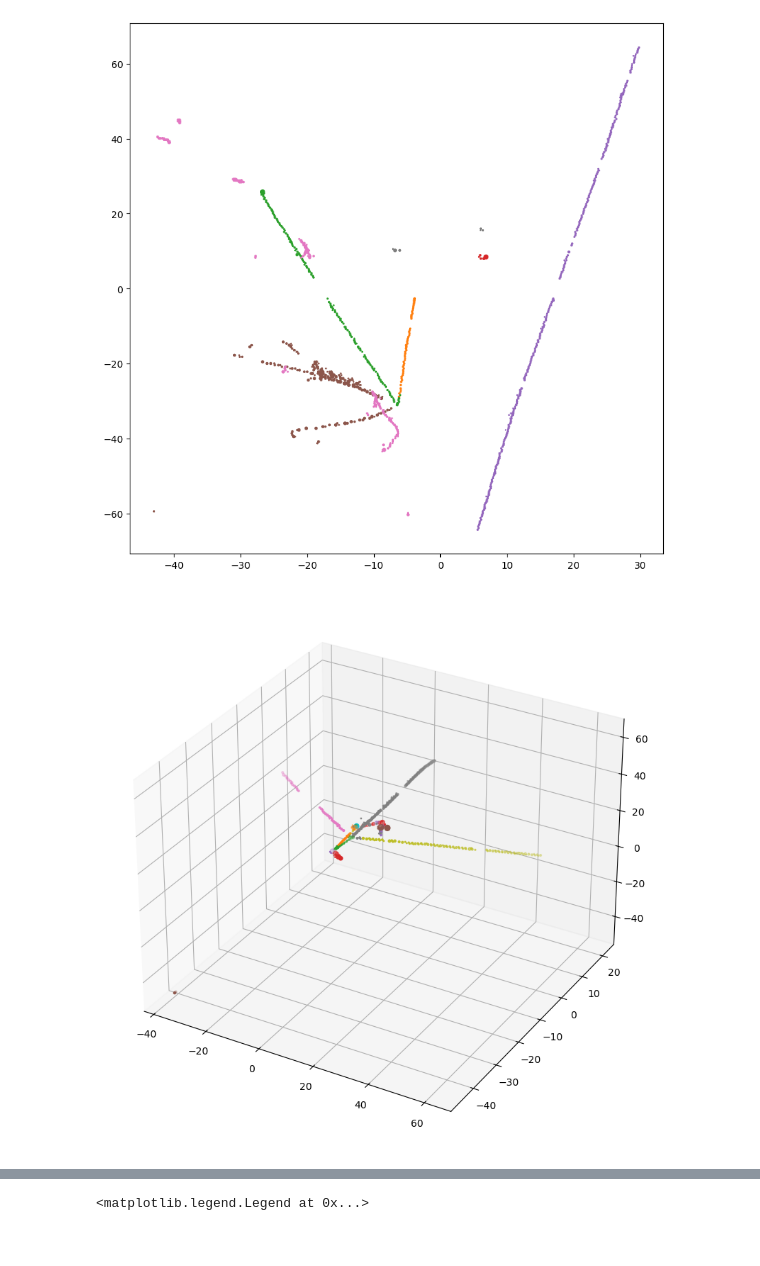
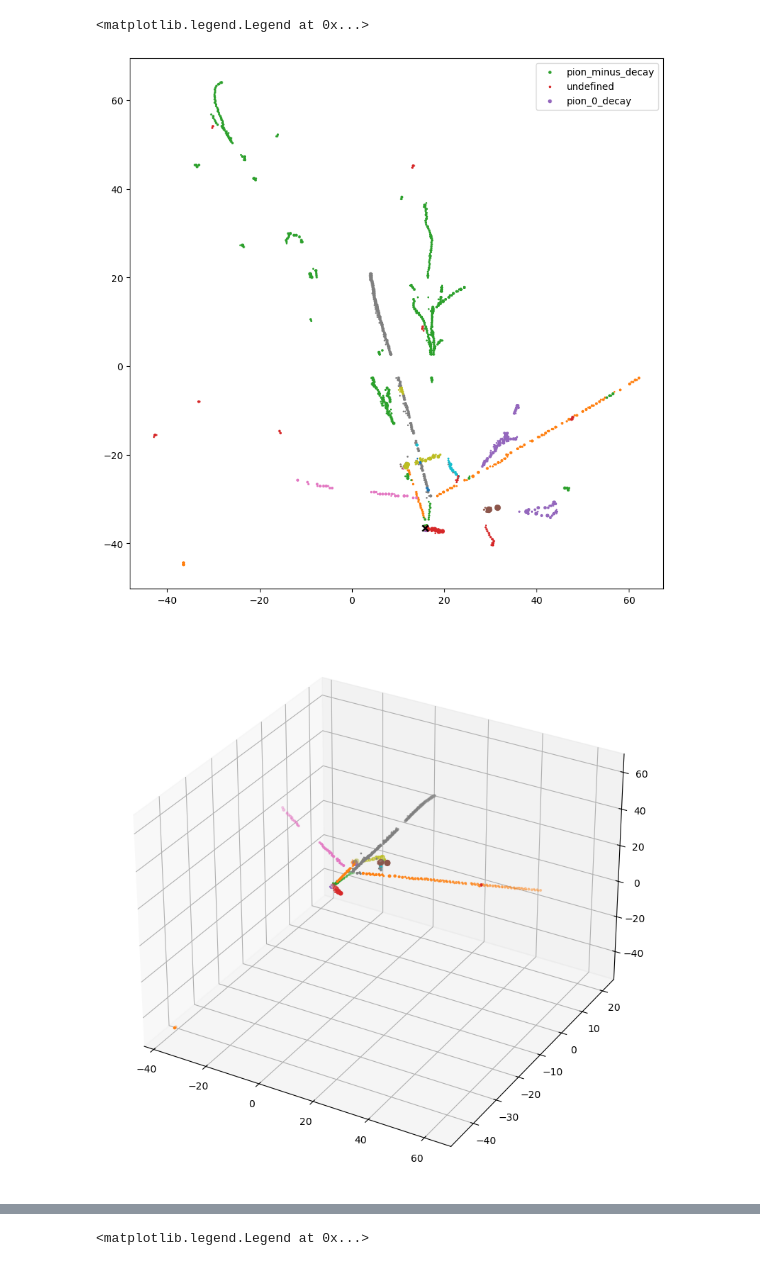
Before and after one commit to Neutron-Calibration-in-DUNE/ArrakisND, a Jupyter notebook: notebooks/test_arrakis.ipynb, the cells around one changed output, grey strips where cells are left out. Drawn from its saved outputs; the diff is of its cells as text; code cells hidden in the pictures.

Commit message:
working on shower cafs

```diff
--- a/notebooks/test_arrakis.ipynb
+++ b/notebooks/test_arrakis.ipynb
@@ -30,22 +30,28 @@ arrakis_tracklettes = arrakis_file['standard_record/tracklette']
 arrakis_tracks = arrakis_file['standard_record/track']
 arrakis_fragments = arrakis_file['standard_record/fragment']
 arrakis_showers = arrakis_file['standard_record/shower']
+arrakis_blips = arrakis_file['standard_record/blip']
+arrakis_neutrino_events = arrakis_file['standard_record/neutrino_event']
 
 arrakis_neutrino = arrakis_file['standard_record/neutrino']
 events = np.unique(arrakis_charge['event_id'])
-event = events[12]
+event = events[1]
 print(event)
 event_mask = (arrakis_charge['event_id'] == event)
 event_tracklette_mask = (arrakis_tracklettes['event_id'] == event)
 event_track_mask = (arrakis_tracks['event_id'] == event)
 event_fragment_mask = (arrakis_fragments['event_id'] == event)
 event_shower_mask = (arrakis_showers['event_id'] == event)
+event_blip_mask = (arrakis_blips['event_id'] == event)
+event_neutrino_event_mask = (arrakis_neutrino_events['event_id'] == event)
 
 charge_event = charge[event_mask]
 tracklette_event = arrakis_tracklettes[event_tracklette_mask]
 track_event = arrakis_tracks[event_track_mask]
 fragment_event = arrakis_fragments[event_fragment_mask]
 shower_event = arrakis_showers[event_shower_mask]
+blip_event = arrakis_blips[event_blip_mask]
+neutrino_event = arrakis_neutrino_events[event_neutrino_event_mask]
 
 charge_backtrack_event = charge_backtrack[event_mask]
 arrakis_event = arrakis_charge[event_mask]
@@ -162,6 +162,6 @@ plt.legend()
 # %%
 tracklette_topology = tracklette_event['truth'][:, 0]
-shower_fragments = shower_event['fragment_ids']
+
 fragment_topology = fragment_event['truth'][:, 0]
 shower_ids = shower_event['shower_id']
 shower_types = shower_event['shower_type']
@@ -175,44 +175,56 @@ for label in np.unique(tracklette_topology):
     axs.scatter(
         event_x[(event_unique_topology == label)],
         event_z[(event_unique_topology == label)],
-        label=label,
+        # label=label,
         s=event_Q[(event_unique_topology == label)] / 10
     )
 for ii, shower in enumerate(shower_ids):
-    shower_fragment = shower_fragments[ii][0]
+    shower_fragment = [
+        fragment_event['fragment_id'][ii]
+        for ii in range(len(fragment_event))
+        if fragment_event['ancestor_id'][ii] == shower
+    ]
+    shower_blip = [
+        blip_event['blip_id'][ii]
+        for ii in range(len(blip_event))
+        if blip_event['ancestor_id'][ii] == shower
+    ]
+
     fragment_x = []
     fragment_y = []
     fragment_z = []
     fragment_Q = []
     for fragment in shower_fragment:
         if fragment == -1:
             break
         fragment_id = fragment_topology[np.where(fragment_event['fragment_id'] == fragment)[0]][0]
 
         topology_mask = event_unique_topology == fragment_id[0]
 
         fragment_x.append(event_x[topology_mask])
         fragment_y.append(event_y[topology_mask])
         fragment_z.append(event_z[topology_mask])
         fragment_Q.append(event_Q[topology_mask] / 10)
     fragment_x = np.concatenate(fragment_x)
     fragment_y = np.concatenate(fragment_y)
     fragment_z = np.concatenate(fragment_z)
     fragment_Q = np.concatenate(fragment_Q)
     axs.scatter(
         fragment_x,
         fragment_z,
         s=fragment_Q,
         label=shower_labels[shower_types[ii]]
     )
-    # axs.scatter(
-    #     shower_xyz_start[ii][0][0],
-    #     shower_xyz_start[ii][0][2],
-    #     marker='x',
-    #     color='k'
-    # )
+    axs.scatter(
+        shower_xyz_start[ii][0][0],
+        shower_xyz_start[ii][0][2],
+        marker='x',
+        color='k'
+    )
+plt.legend()
 # %% [output]
+<matplotlib.legend.Legend at 0x...>
-[figure, old version]
+[figure, new version]
 # %%
 tracklette_topology = tracklette_event['truth'][:, 0]
 
@@ -229,7 +241,7 @@ for label in np.unique(tracklette_topology):
         s=event_Q[(event_unique_topology == label)] / 10
     )
 # %% [output]
-[figure, old version]
+[figure, new version]
 # %%
 shower_fragments = shower_event['fragment_ids']
 fragment_topology = fragment_event['truth'][:, 0]
```
Also changed, not shown: parts of 7 cells of this notebook, 17 other files.
